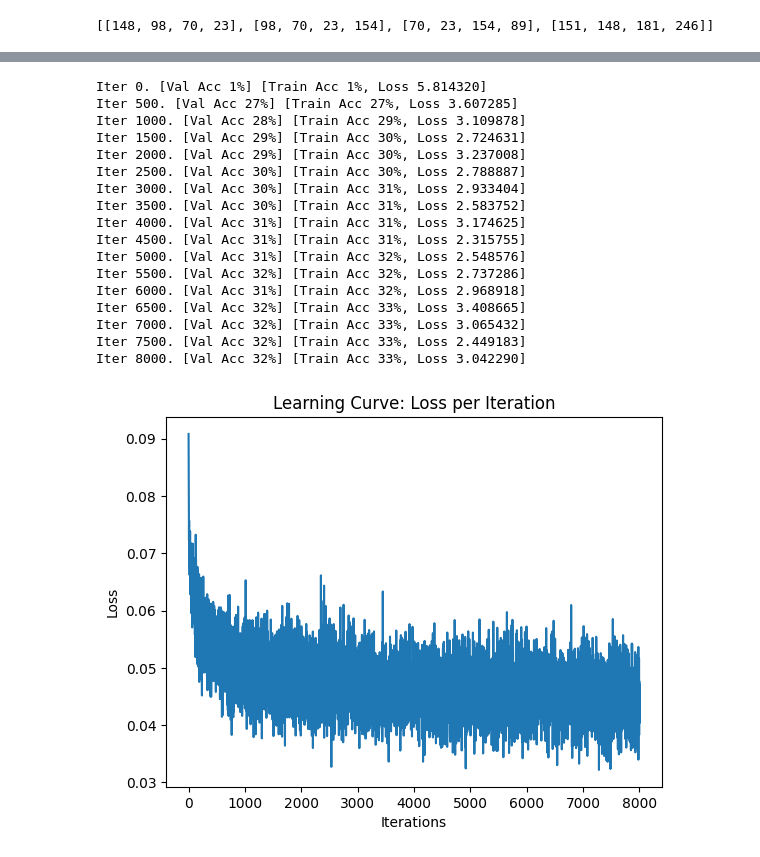
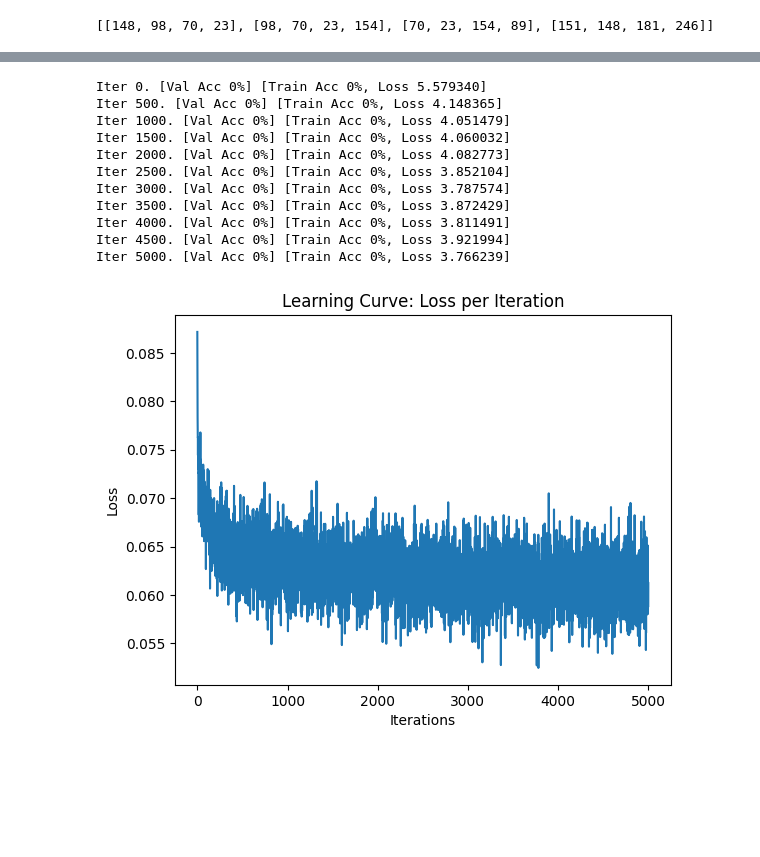
Before and after one commit to Patrick-Hogeveen/Attn-Practice, a Jupyter notebook: transformer_decoder.ipynb, the cells around one changed output, grey strips where cells are left out. Saved outputs shown, nothing was run; the diff lists cells and outputs as text; code cells hidden in the pictures; blank space fills up the shorter version.

```diff
--- a/transformer_decoder.ipynb
+++ b/transformer_decoder.ipynb
@@ -289,6 +322,7 @@ Percentages
 vocab_itos = dict(enumerate(vocab))
 # A mapping of word => its index
 vocab_stoi = {word:index for index, word in vocab_itos.items()}
+decode = lambda l: ''.join([vocab_itos[i] for i in l])
 
 def convert_words_to_indices(sents):
     """
@@ -341,6 +375,15 @@ def process_data(sents):
     fourgrams = generate_4grams(indices)
     return np.array(fourgrams)
 
+def get_gram_batch(split):
+    # generate a small batch of data of inputs x and targets y
+    data = train4grams if split == 'train' else valid4grams
+    ix = torch.randint(len(data), (batch_size,))
+    x = torch.stack([torch.tensor(data[i, :2]) for i in ix])
+    y = torch.stack([torch.tensor(data[i, 2:]) for i in ix])
+    x, y = x.to(device), y.to(device)
+    return x, y
+
 print(generate_4grams([[148, 98, 70, 23, 154, 89], [151, 148, 181, 246], [248]]))
 train4grams = process_data(train)
 valid4grams = process_data(valid)
@@ -354,6 +397,6 @@ array([242,  55, 220,  75])
 # %%
 model = languageModel(
-    len(vocab),  384 ,6, 6, 3
+    len(vocab), 384 ,6, 6
     ).to(device)
 # %%
 test_inp = torch.tensor(train4grams[:2]).to(device)
@@ -381,7 +424,7 @@ def estimate_accuracy_torch(model, data, batch_size=5000, max_N=100000):
     N = 0
     for i in range(0, data.shape[0], batch_size):
         # get a batch of data
-        xs, ts = data[i:i+batch_size,:3], data[i:i+batch_size,3]
+        xs, ts = data[i:i+batch_size,:2], data[i:i+batch_size,2:]
 
         # forward pass prediction
         z = model(torch.Tensor(xs).long().to(device))[0]
@@ -394,7 +437,7 @@ def estimate_accuracy_torch(model, data, batch_size=5000, max_N=100000):
             break
     return correct / N
 # %%
-def train(model, train_data=train4grams, validation_data = valid4grams, batch_size=64, lr=3e-4, weight_decay=0, max_iters=2500, checkpoint_path=None):
+def Train(model, train_data=train4grams, validation_data = valid4grams, batch_size=64, lr=3e-4, weight_decay=0, max_iters=2500, checkpoint_path=None):
     criterion = nn.CrossEntropyLoss()
     optimizer = optim.Adam(model.parameters(), lr=lr, betas=(0.9, 0.98))
 
@@ -407,13 +450,13 @@ def train(model, train_data=train4grams, validation_data = valid4grams, batch_si
         for i in range(0, train_data.shape[0], batch_size):
             if (i + batch_size) > train_data.shape[0]:
                 break
-            xs, ts, trg = train_data[i:i+batch_size,:3], train_data[i:i+batch_size,3], train_data[i:i+batch_size, 2:]
+            xs, ts = get_gram_batch('train')
 
             # convert from numpy arrays to PyTorch tensors
             xs = torch.Tensor(xs).long().to(device)
             ts = torch.Tensor(ts).long().to(device)
-            ts = ts.unsqueeze(1).repeat(1,3)
-            trg = torch.Tensor(trg).long().to(device)
+
+
 
             zs = model(xs)[0]
             B, T, C = zs.shape
@@ -468,24 +511,18 @@ def plot_learning_curve(iters, losses, iters_sub, train_accs, val_accs):
     plt.legend(loc='best')
     plt.show()
 # %%
-train_info = train(model, max_iters=8000)
+train_info = Train(model, max_iters=5000)
 plot_learning_curve(*train_info)
 # %% [output]
-Iter 0. [Val Acc 1%] [Train Acc 1%, Loss 5.814320]
-Iter 500. [Val Acc 27%] [Train Acc 27%, Loss 3.607285]
-Iter 1000. [Val Acc 28%] [Train Acc 29%, Loss 3.109878]
-Iter 1500. [Val Acc 29%] [Train Acc 30%, Loss 2.724631]
-Iter 2000. [Val Acc 29%] [Train Acc 30%, Loss 3.237008]
-Iter 2500. [Val Acc 30%] [Train Acc 30%, Loss 2.788887]
-Iter 3000. [Val Acc 30%] [Train Acc 31%, Loss 2.933404]
-Iter 3500. [Val Acc 30%] [Train Acc 31%, Loss 2.583752]
-Iter 4000. [Val Acc 31%] [Train Acc 31%, Loss 3.174625]
-Iter 4500. [Val Acc 31%] [Train Acc 31%, Loss 2.315755]
-Iter 5000. [Val Acc 31%] [Train Acc 32%, Loss 2.548576]
-Iter 5500. [Val Acc 32%] [Train Acc 32%, Loss 2.737286]
-Iter 6000. [Val Acc 31%] [Train Acc 32%, Loss 2.968918]
-Iter 6500. [Val Acc 32%] [Train Acc 33%, Loss 3.408665]
-Iter 7000. [Val Acc 32%] [Train Acc 33%, Loss 3.065432]
-Iter 7500. [Val Acc 32%] [Train Acc 33%, Loss 2.449183]
-Iter 8000. [Val Acc 32%] [Train Acc 33%, Loss 3.042290]
+Iter 0. [Val Acc 0%] [Train Acc 0%, Loss 5.579340]
+Iter 500. [Val Acc 0%] [Train Acc 0%, Loss 4.148365]
+Iter 1000. [Val Acc 0%] [Train Acc 0%, Loss 4.051479]
+Iter 1500. [Val Acc 0%] [Train Acc 0%, Loss 4.060032]
+Iter 2000. [Val Acc 0%] [Train Acc 0%, Loss 4.082773]
+Iter 2500. [Val Acc 0%] [Train Acc 0%, Loss 3.852104]
+Iter 3000. [Val Acc 0%] [Train Acc 0%, Loss 3.787574]
+Iter 3500. [Val Acc 0%] [Train Acc 0%, Loss 3.872429]
+Iter 4000. [Val Acc 0%] [Train Acc 0%, Loss 3.811491]
+Iter 4500. [Val Acc 0%] [Train Acc 0%, Loss 3.921994]
+Iter 5000. [Val Acc 0%] [Train Acc 0%, Loss 3.766239]
-[figure, old version]
+[figure, new version]
```
Also changed, not shown: parts of 20 cells of this notebook, 1 other file.
